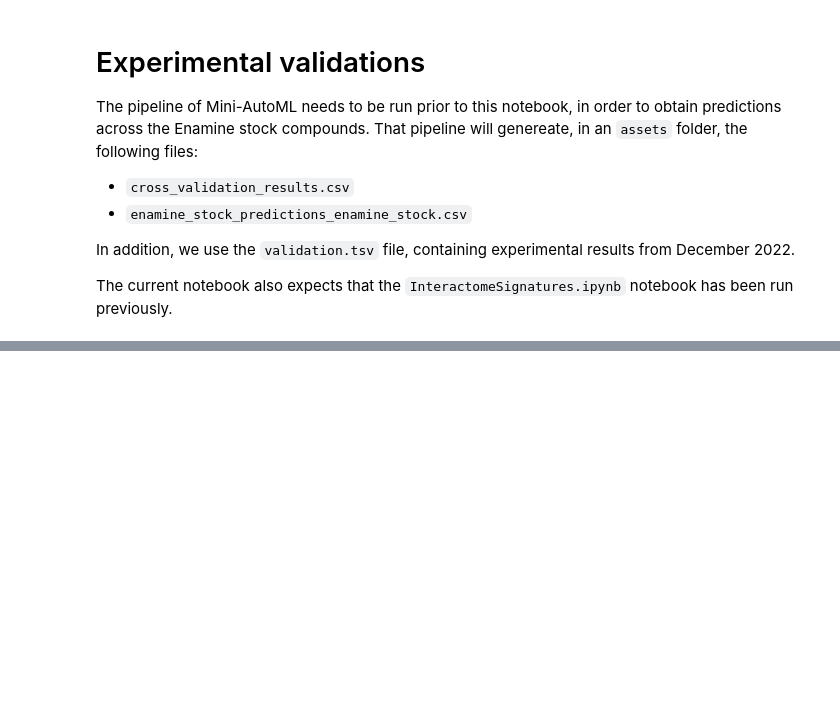
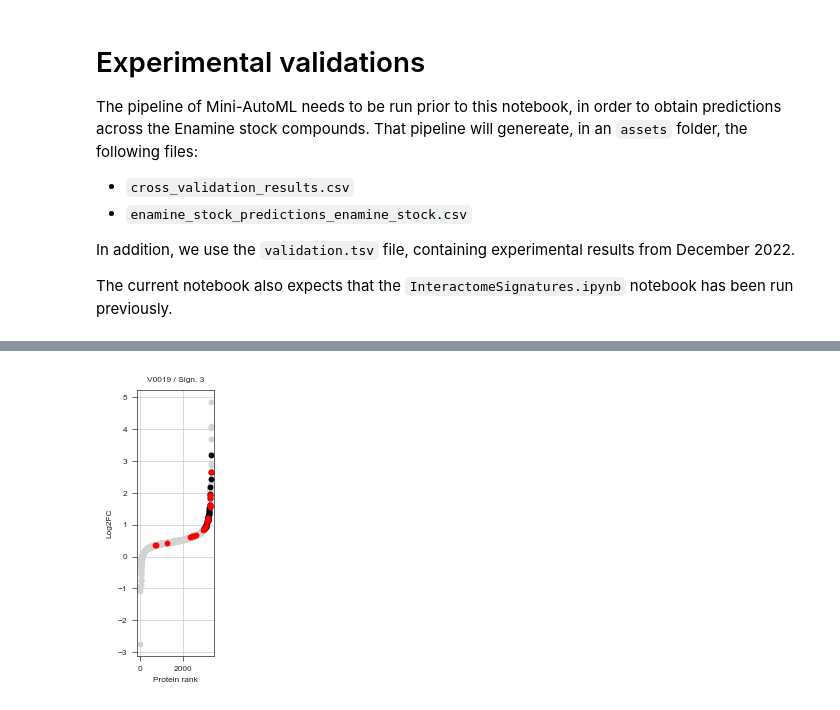
Before and after one commit to ligand-discovery/interactome-signatures, a Jupyter notebook: notebooks/Validations.ipynb, the cells around one changed output, grey strips where cells are left out. Cells and saved outputs as stored; diff of their text form; code cells hidden in the pictures; blank space fills up the shorter version.

```diff
--- a/notebooks/Validations.ipynb
+++ b/notebooks/Validations.ipynb
@@ -480,0 +597,7 @@ correlation_plots(W, sufix="top")
+# %%
+fig, axs = stylia.create_figure(1,1, width=1)
+
+ax = axs.next()
+individual_validation_plot_from_cemm(ax, "V0019", 3)
+# %% [output]
+[figure, added]
```
Also changed, not shown: parts of 21 cells of this notebook.
